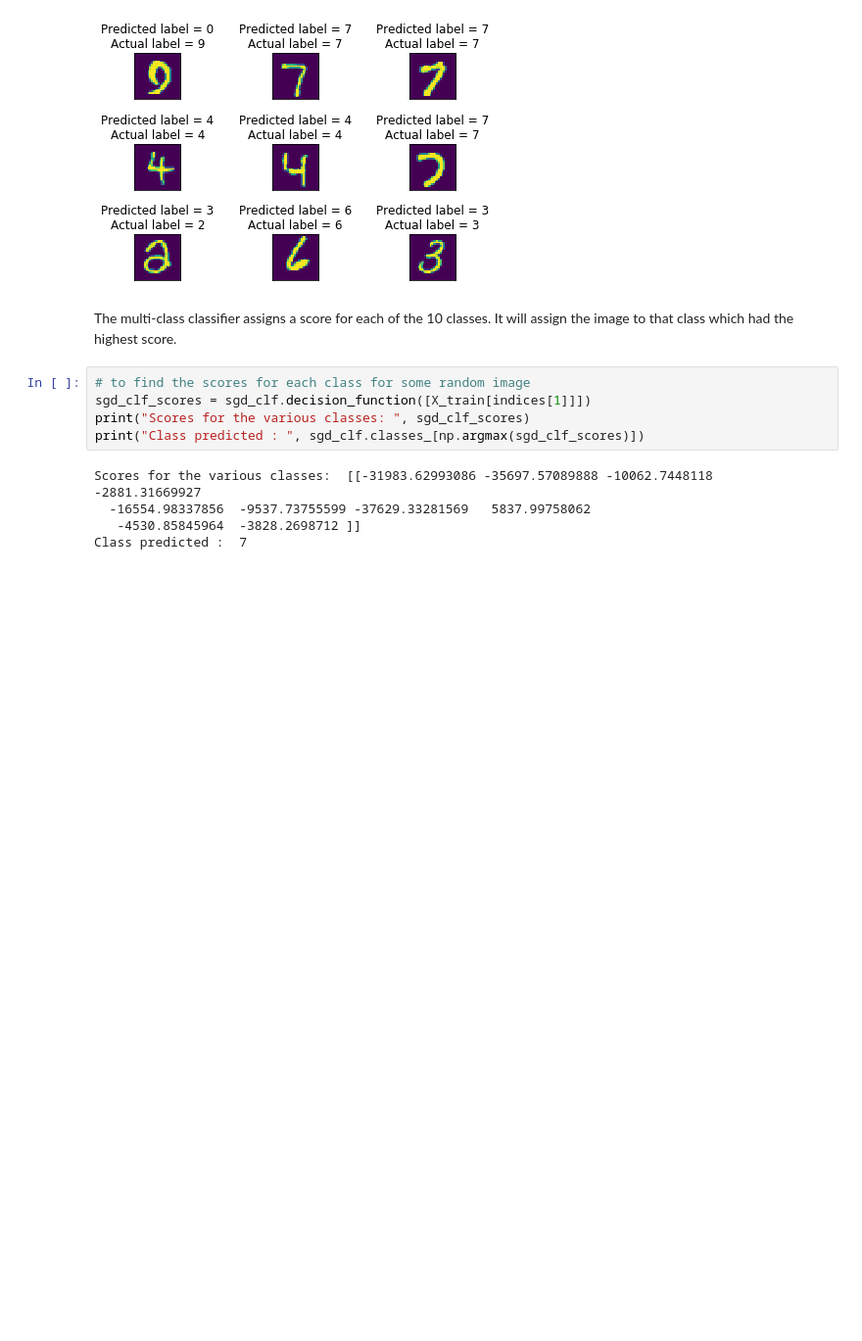
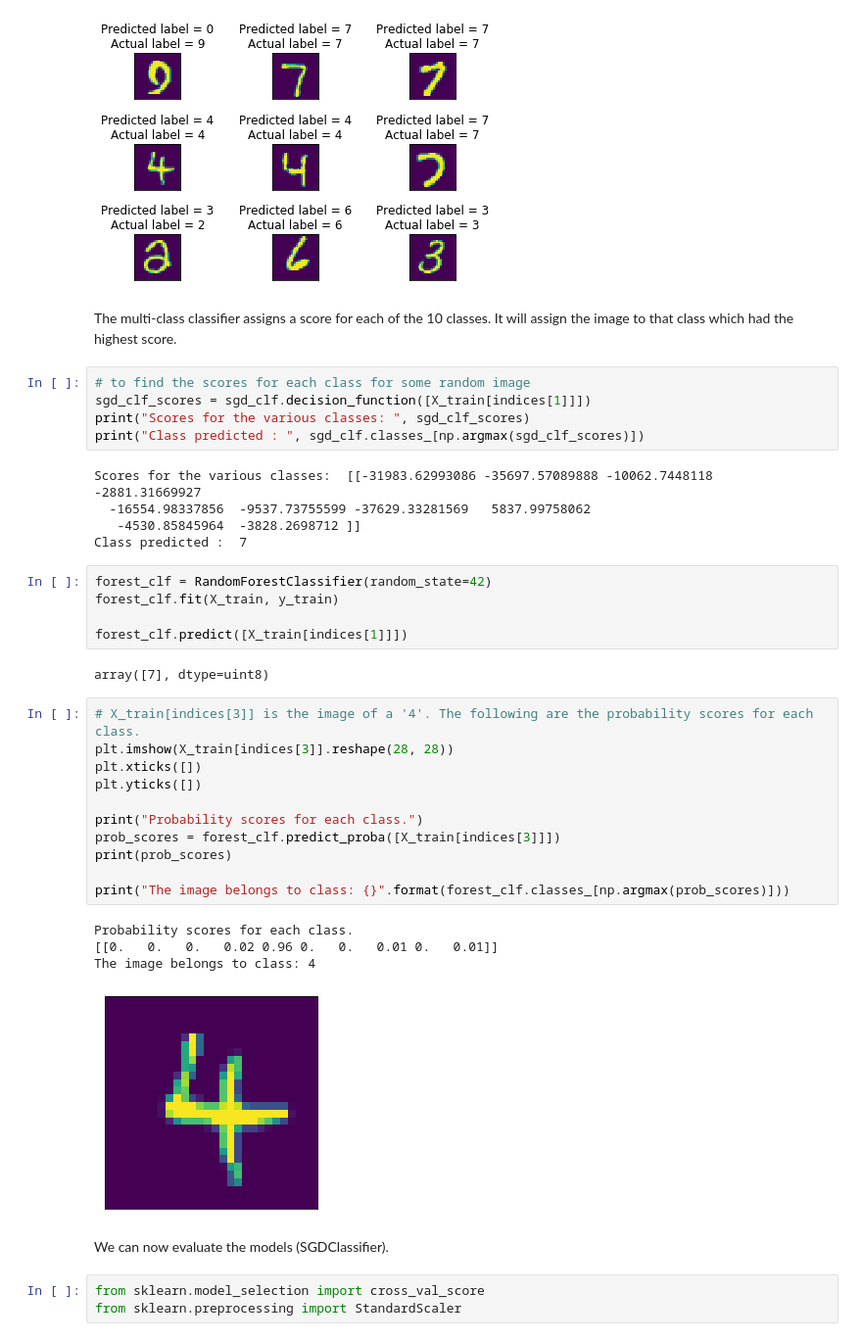
Before and after one commit to tfredrick112/Hands-On-ML, a Jupyter notebook: MNIST_Chapter_3.ipynb, the cells around one changed output. Shown at 98% size. Drawn from its saved outputs; the diff is of its cells as text; blank space fills up the shorter version.

```diff
--- a/MNIST_Chapter_3.ipynb
+++ b/MNIST_Chapter_3.ipynb
@@ -272,3 +273,31 @@ Scores for the various classes:  [[-31983.62993086 -35697.57089888 -10062.744811
   -16554.98337856  -9537.73755599 -37629.33281569   5837.99758062
    -4530.85845964  -3828.2698712 ]]
 Class predicted :  7
+# %%
+forest_clf = RandomForestClassifier(random_state=42)
+forest_clf.fit(X_train, y_train)
+
+forest_clf.predict([X_train[indices[1]]])
+# %% [output]
+array([7], dtype=uint8)
+# %%
+# X_train[indices[3]] is the image of a '4'. The following are the probability scores for each class.
+plt.imshow(X_train[indices[3]].reshape(28, 28))
+plt.xticks([])
+plt.yticks([])
+
+print("Probability scores for each class.")
+prob_scores = forest_clf.predict_proba([X_train[indices[3]]])
+print(prob_scores)
+
+print("The image belongs to class: {}".format(forest_clf.classes_[np.argmax(prob_scores)]))
+# %% [output]
+Probability scores for each class.
+[[0.   0.   0.   0.02 0.96 0.   0.   0.01 0.   0.01]]
+The image belongs to class: 4
+[figure, added]
+# %% [markdown]
+We can now evaluate the models (SGDClassifier).
+# %%
+from sklearn.model_selection import cross_val_score
+from sklearn.preprocessing import StandardScaler
```
Also changed, not shown: parts of 11 cells of this notebook.
